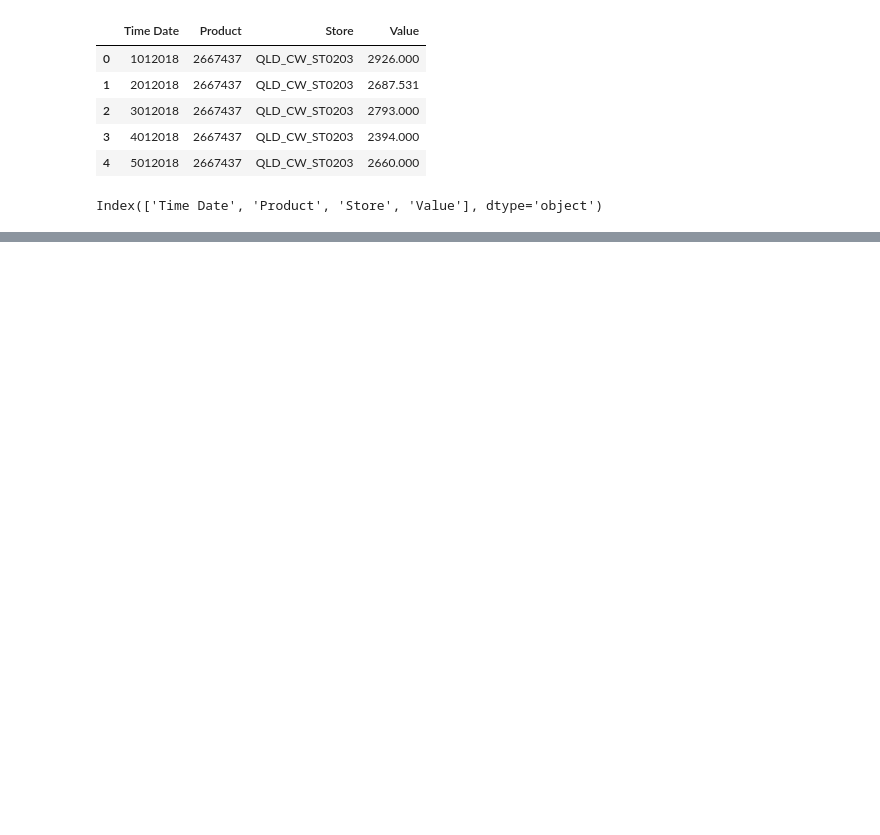
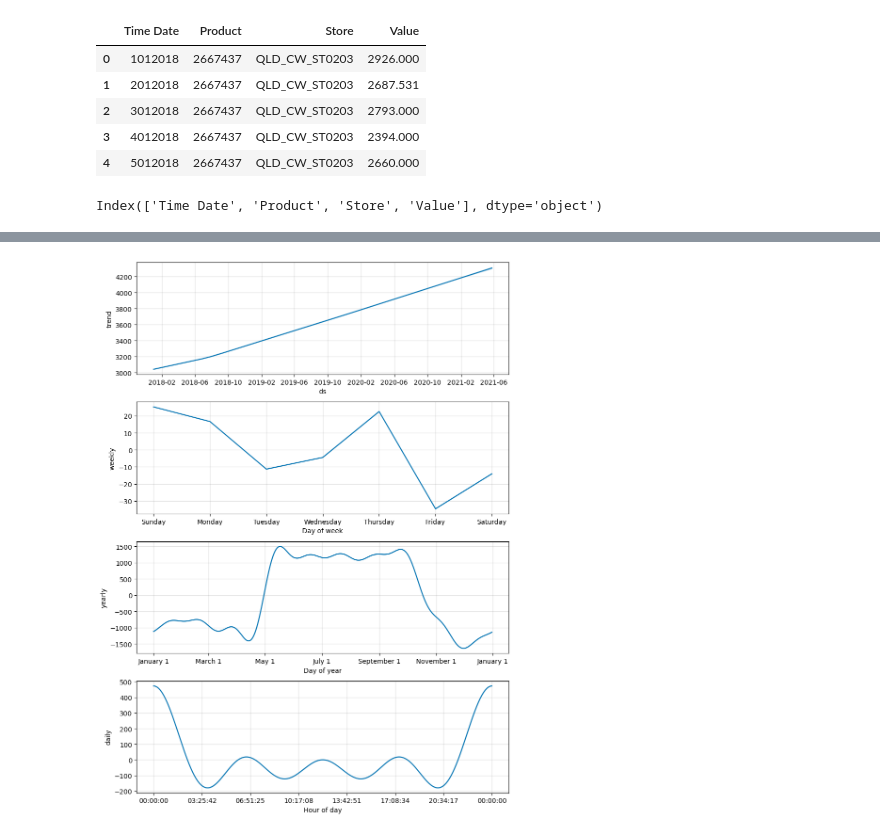
Before and after one commit to yasinda-s/TimeSeriesPython, a Jupyter notebook: PROPHET.ipynb, the cells around one changed output, grey strips where cells are left out. Cells and saved outputs as stored; diff of their text form; code cells hidden in the pictures; blank space fills up the shorter version.

```diff
--- a/PROPHET.ipynb
+++ b/PROPHET.ipynb
@@ -23,0 +159,4 @@ Index(['Time Date', 'Product', 'Store', 'Value'], dtype='object')
+# %%
+trend_plot = fit_model.plot_components(forecast)
+# %% [output]
+[figure, added]
```
Also changed, not shown: parts of 29 cells of this notebook.
